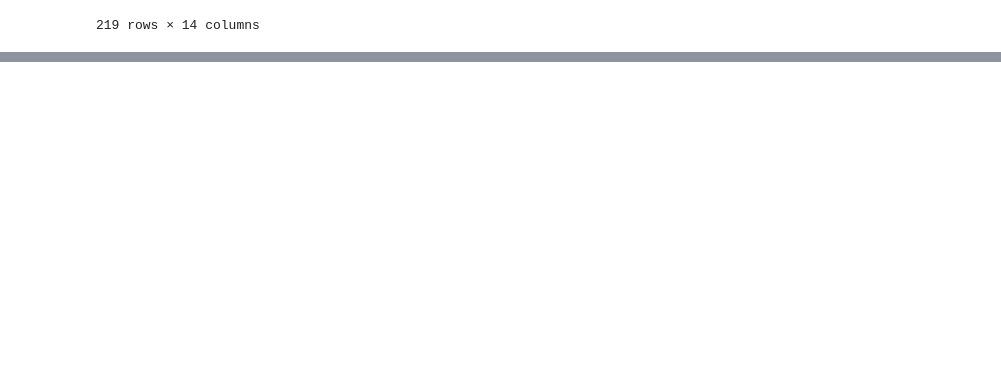
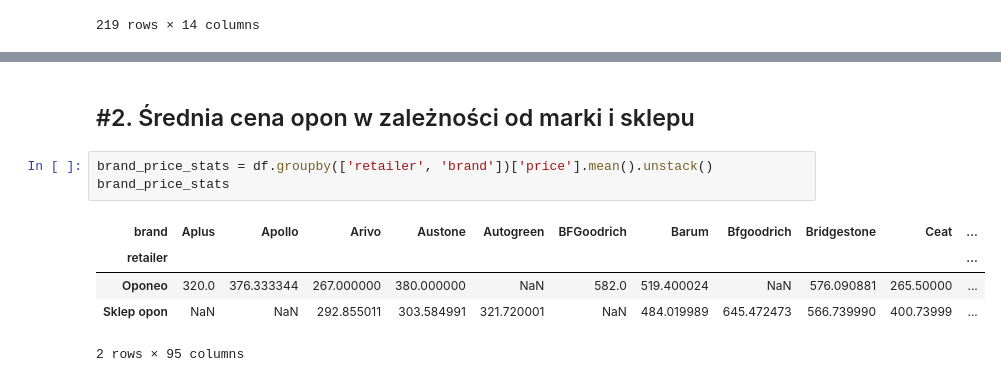
Before and after one commit to JacquesM27/PAD_all, a Jupyter notebook: mini_projekt.ipynb, the cells around one changed output, grey strips where cells are left out. Saved outputs shown, nothing was run; the diff lists cells and outputs as text; blank space fills up the shorter version.

```diff
--- a/mini_projekt.ipynb
+++ b/mini_projekt.ipynb
@@ -627,0 +642,11 @@ update_column_types()
+# %% [markdown]
+## #2. Średnia cena opon w zależności od marki i sklepu
+# %%
+brand_price_stats = df.groupby(['retailer', 'brand'])['price'].mean().unstack()
+brand_price_stats
+# %% [output]
+| brand | Aplus | Apollo | Arivo | Austone | Autogreen | BFGoodrich | Barum | Bfgoodrich | Bridgestone | Ceat | ... |
+| retailer |  |  |  |  |  |  |  |  |  |  | ... |
+| Oponeo | 320.0 | 376.333344 | 267.000000 | 380.000000 | NaN | 582.0 | 519.400024 | NaN | 576.090881 | 265.50000 | ... |
+| Sklep opon | NaN | NaN | 292.855011 | 303.584991 | 321.720001 | NaN | 484.019989 | 645.472473 | 566.739990 | 400.73999 | ... |
+2 rows × 95 columns
```
Also changed, not shown: parts of 17 cells of this notebook.
